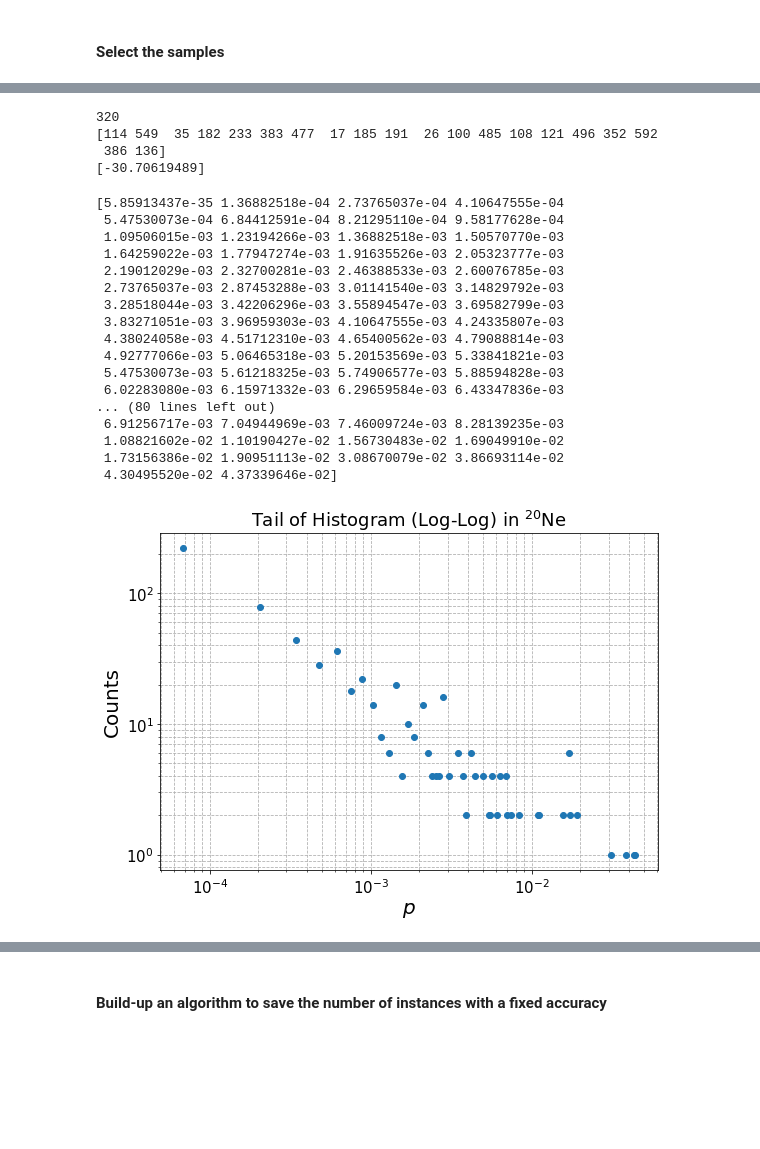
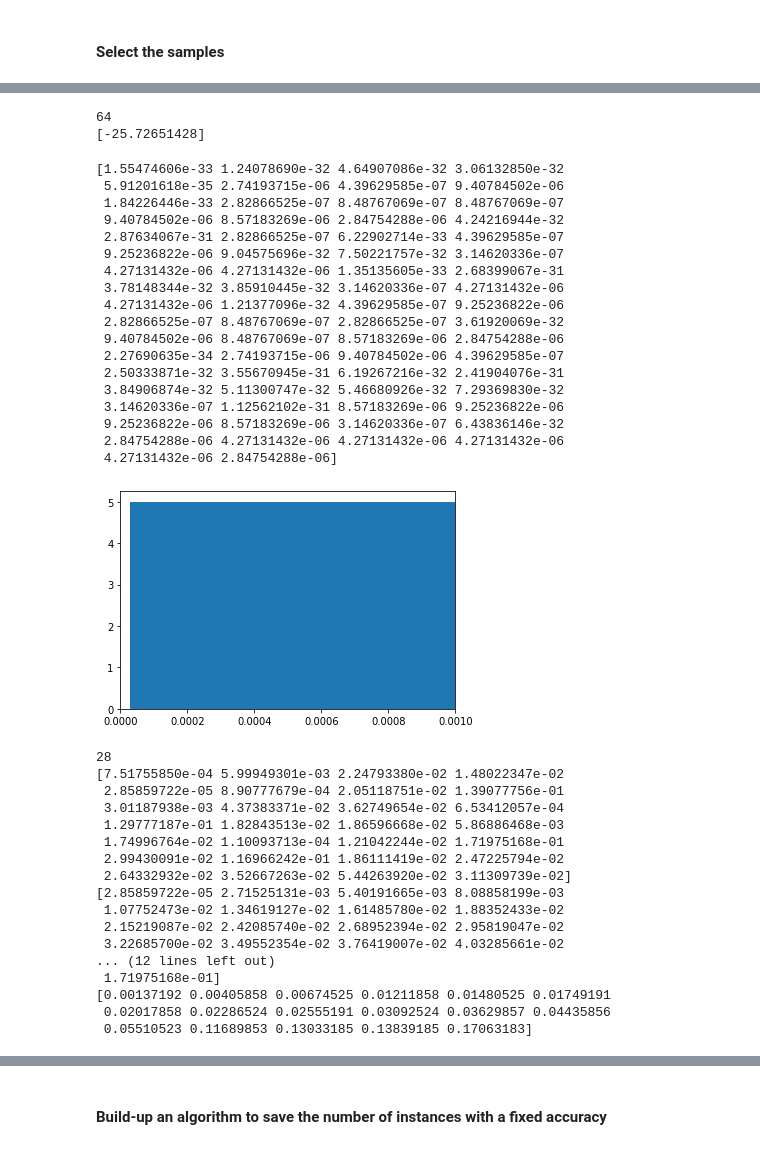
Before and after one commit to emacosta95/QuantumMachineLearningFermions, a Jupyter notebook: SampledBasedDiagonalization.ipynb, the cells around one changed output, grey strips where cells are left out. Drawn from its saved outputs; the diff is of its cells as text; code cells hidden in the pictures; blank space fills up the shorter version.

```diff
--- a/SampledBasedDiagonalization.ipynb
+++ b/SampledBasedDiagonalization.ipynb
@@ -62,3 +62,6 @@ dimension= 640
 #### Select the samples
 # %%
 prob=np.conjugate(psi0[:,0])*psi0[:,0]
+prob_nozero=prob[prob<10**-25].copy()/np.sum(prob[prob<10**-25].copy())
+nozero_index=np.arange(prob.shape[0])[prob<10**-25]
+print(prob_nozero.shape)
@@ -65,10 +70,10 @@ prob=np.conjugate(psi0[:,0])*psi0[:,0]
 # %%
 
 n_instances=20
-bins=int(0.5*NSMHamiltonian.hamiltonian.shape[0])
+bins=int(0.1*NSMHamiltonian.hamiltonian.shape[0])
 print(bins)
 selection=np.random.choice(np.arange(prob.shape[0]),size=n_instances,replace=False,p=prob)
-print(selection)
+
 effective_hamiltonian=lil_matrix((n_instances,n_instances))
 
 for a,idx_a in enumerate(selection):
@@ -80,61 +85,80 @@ effective_egs,effective_psi0=eigsh(effective_hamiltonian,k=1,which='SA')
 
 print(effective_egs)
 # %% [output]
-320
-[114 549  35 182 233 383 477  17 185 191  26 100 485 108 121 496 352 592
- 386 136]
-[-30.70619489]
+64
+[-25.72651428]
 # %%
+print(prob[prob<10**-5])
 
-
-
+plt.hist(prob_nozero,bins=bins)
+plt.xlim([0,10**-3])
+plt.show()
 
 # Compute histogram (don't plot yet)
-counts, bin_edges = np.histogram(prob, bins=bins,density=False)
+counts, bin_edges = np.histogram(prob_nozero, bins=bins,density=False)
+print(np.sum(counts))
+print(prob_nozero)
+print(bin_edges)
 
-print(bin_edges)
 # Bin centers (x-axis)
 bin_centers = 0.5 * (bin_edges[1:] + bin_edges[:-1])
 
 # Filter out zero counts to avoid log(0)
 nonzero = counts > 0
 counts = counts[nonzero]
 
-print(counts)
 
 bin_centers = bin_centers[nonzero]
 bin_widths = np.diff(bin_edges)
 
 print(bin_centers)
 
 pdf = counts #/ (np.sum(counts))
 
 # Plot in log-log scale
 plt.figure(figsize=(8,6))
 plt.loglog(bin_centers, pdf, marker='o', linestyle='none')
 plt.xlabel(r'$p$', fontsize=20)
 plt.ylabel('Counts', fontsize=20)
 plt.tick_params(labelsize=15)
 plt.title(r"Tail of Histogram (Log-Log) in "+title, fontsize=18)
 plt.grid(True, which="both", ls="--")
 plt.tight_layout()
 plt.show()
 # %% [output]
-[5.85913437e-35 1.36882518e-04 2.73765037e-04 4.10647555e-04
- 5.47530073e-04 6.84412591e-04 8.21295110e-04 9.58177628e-04
- 1.09506015e-03 1.23194266e-03 1.36882518e-03 1.50570770e-03
- 1.64259022e-03 1.77947274e-03 1.91635526e-03 2.05323777e-03
- 2.19012029e-03 2.32700281e-03 2.46388533e-03 2.60076785e-03
- 2.73765037e-03 2.87453288e-03 3.01141540e-03 3.14829792e-03
- 3.28518044e-03 3.42206296e-03 3.55894547e-03 3.69582799e-03
- 3.83271051e-03 3.96959303e-03 4.10647555e-03 4.24335807e-03
- 4.38024058e-03 4.51712310e-03 4.65400562e-03 4.79088814e-03
- 4.92777066e-03 5.06465318e-03 5.20153569e-03 5.33841821e-03
- 5.47530073e-03 5.61218325e-03 5.74906577e-03 5.88594828e-03
- 6.02283080e-03 6.15971332e-03 6.29659584e-03 6.43347836e-03
-... (80 lines left out)
- 6.91256717e-03 7.04944969e-03 7.46009724e-03 8.28139235e-03
- 1.08821602e-02 1.10190427e-02 1.56730483e-02 1.69049910e-02
- 1.73156386e-02 1.90951113e-02 3.08670079e-02 3.86693114e-02
- 4.30495520e-02 4.37339646e-02]
+[1.55474606e-33 1.24078690e-32 4.64907086e-32 3.06132850e-32
+ 5.91201618e-35 2.74193715e-06 4.39629585e-07 9.40784502e-06
+ 1.84226446e-33 2.82866525e-07 8.48767069e-07 8.48767069e-07
+ 9.40784502e-06 8.57183269e-06 2.84754288e-06 4.24216944e-32
+ 2.87634067e-31 2.82866525e-07 6.22902714e-33 4.39629585e-07
+ 9.25236822e-06 9.04575696e-32 7.50221757e-32 3.14620336e-07
+ 4.27131432e-06 4.27131432e-06 1.35135605e-33 2.68399067e-31
+ 3.78148344e-32 3.85910445e-32 3.14620336e-07 4.27131432e-06
+ 4.27131432e-06 1.21377096e-32 4.39629585e-07 9.25236822e-06
+ 2.82866525e-07 8.48767069e-07 2.82866525e-07 3.61920069e-32
+ 9.40784502e-06 8.48767069e-07 8.57183269e-06 2.84754288e-06
+ 2.27690635e-34 2.74193715e-06 9.40784502e-06 4.39629585e-07
+ 2.50333871e-32 3.55670945e-31 6.19267216e-32 2.41904076e-31
+ 3.84906874e-32 5.11300747e-32 5.46680926e-32 7.29369830e-32
+ 3.14620336e-07 1.12562102e-31 8.57183269e-06 9.25236822e-06
+ 9.25236822e-06 8.57183269e-06 3.14620336e-07 6.43836146e-32
+ 2.84754288e-06 4.27131432e-06 4.27131432e-06 4.27131432e-06
+ 4.27131432e-06 2.84754288e-06]
-[figure, old version]
+[figure, new version]
+28
+[7.51755850e-04 5.99949301e-03 2.24793380e-02 1.48022347e-02
+ 2.85859722e-05 8.90777679e-04 2.05118751e-02 1.39077756e-01
+ 3.01187938e-03 4.37383371e-02 3.62749654e-02 6.53412057e-04
+ 1.29777187e-01 1.82843513e-02 1.86596668e-02 5.86886468e-03
+ 1.74996764e-02 1.10093713e-04 1.21042244e-02 1.71975168e-01
+ 2.99430091e-02 1.16966242e-01 1.86111419e-02 2.47225794e-02
+ 2.64332932e-02 3.52667263e-02 5.44263920e-02 3.11309739e-02]
+[2.85859722e-05 2.71525131e-03 5.40191665e-03 8.08858199e-03
+ 1.07752473e-02 1.34619127e-02 1.61485780e-02 1.88352433e-02
+ 2.15219087e-02 2.42085740e-02 2.68952394e-02 2.95819047e-02
+ 3.22685700e-02 3.49552354e-02 3.76419007e-02 4.03285661e-02
+... (12 lines left out)
+ 1.71975168e-01]
+[0.00137192 0.00405858 0.00674525 0.01211858 0.01480525 0.01749191
+ 0.02017858 0.02286524 0.02555191 0.03092524 0.03629857 0.04435856
+ 0.05510523 0.11689853 0.13033185 0.13839185 0.17063183]
```
Also changed, not shown: parts of 7 cells of this notebook, 7 other files.
